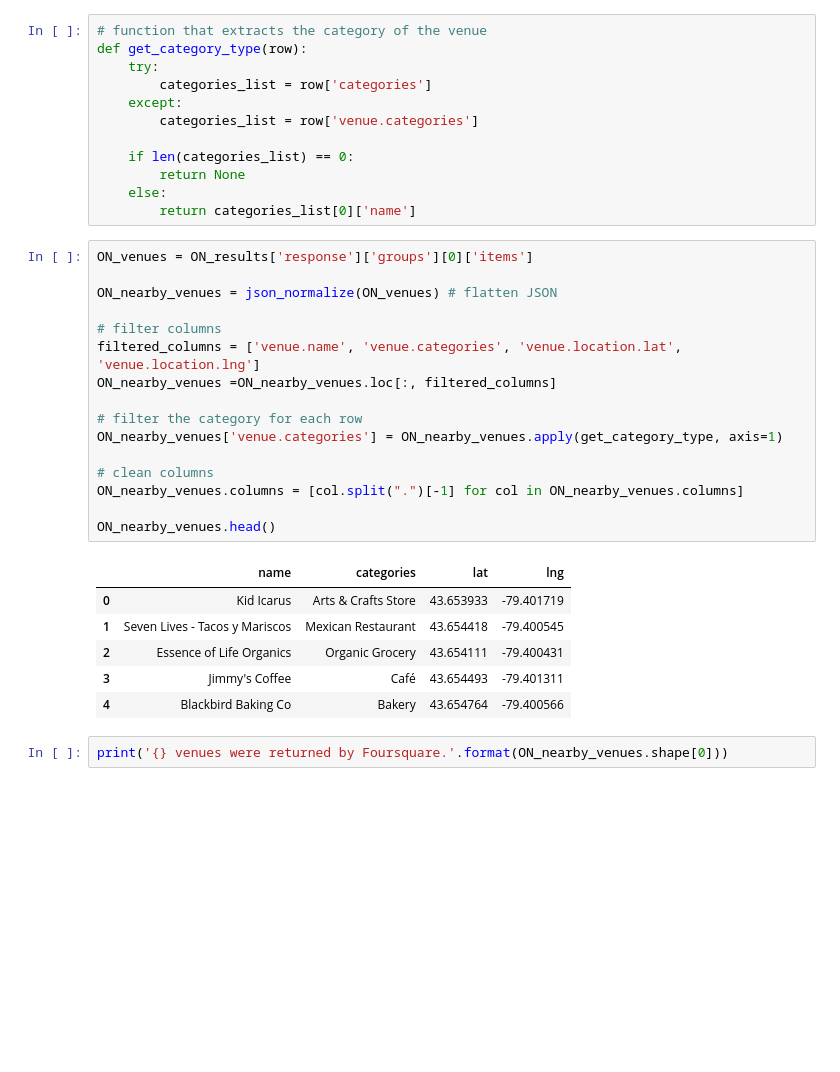
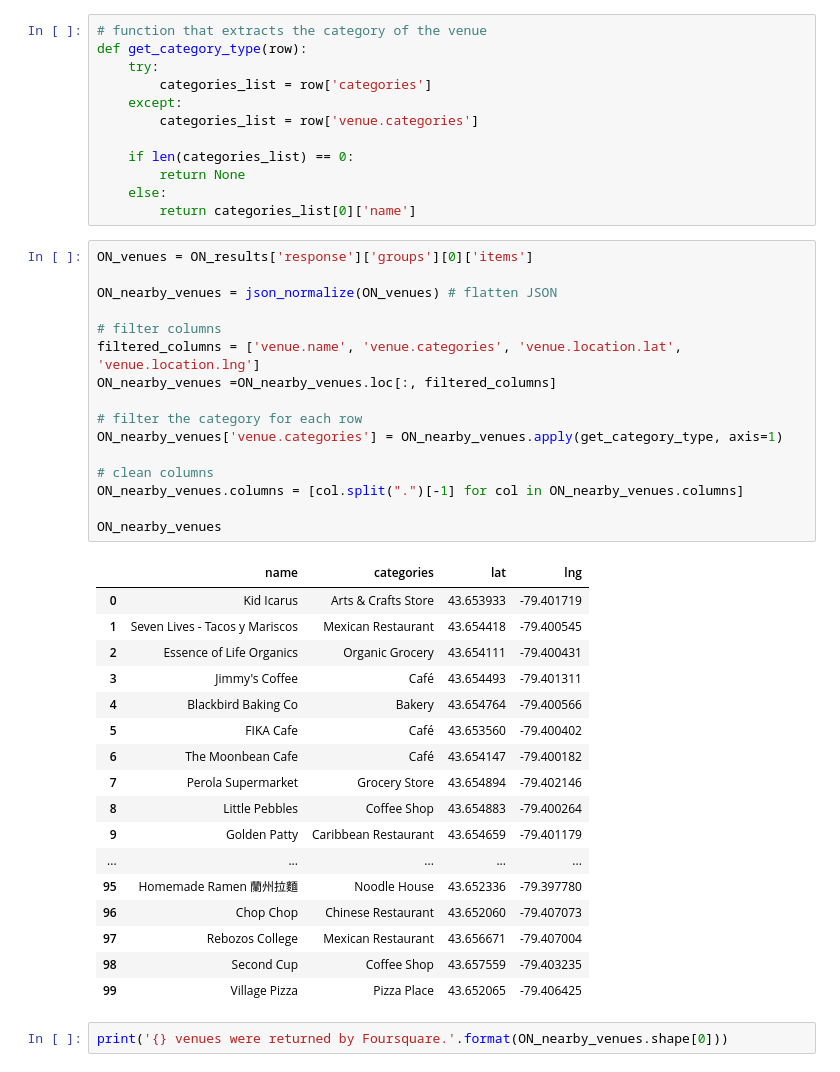
Before and after one commit to emichaelobi/Coursera_Capstone_Project, a Jupyter notebook: Coursera_Capstone_Notebook.ipynb, the cells around one changed output. Saved outputs shown, nothing was run; the diff lists cells and outputs as text; blank space fills up the shorter version.

```diff
--- a/Coursera_Capstone_Notebook.ipynb
+++ b/Coursera_Capstone_Notebook.ipynb
@@ -637,26 +648,37 @@ def get_category_type(row):
 # %%
 ON_venues = ON_results['response']['groups'][0]['items']
 
 ON_nearby_venues = json_normalize(ON_venues) # flatten JSON
 
 # filter columns
 filtered_columns = ['venue.name', 'venue.categories', 'venue.location.lat', 'venue.location.lng']
 ON_nearby_venues =ON_nearby_venues.loc[:, filtered_columns]
 
 # filter the category for each row
 ON_nearby_venues['venue.categories'] = ON_nearby_venues.apply(get_category_type, axis=1)
 
 # clean columns
 ON_nearby_venues.columns = [col.split(".")[-1] for col in ON_nearby_venues.columns]
 
-ON_nearby_venues.head()
+ON_nearby_venues
 # %% [output]
 |  | name | categories | lat | lng |
 | 0 | Kid Icarus | Arts & Crafts Store | 43.653933 | -79.401719 |
 | 1 | Seven Lives - Tacos y Mariscos | Mexican Restaurant | 43.654418 | -79.400545 |
 | 2 | Essence of Life Organics | Organic Grocery | 43.654111 | -79.400431 |
 | 3 | Jimmy's Coffee | Café | 43.654493 | -79.401311 |
 | 4 | Blackbird Baking Co | Bakery | 43.654764 | -79.400566 |
+| 5 | FIKA Cafe | Café | 43.653560 | -79.400402 |
+| 6 | The Moonbean Cafe | Café | 43.654147 | -79.400182 |
+| 7 | Perola Supermarket | Grocery Store | 43.654894 | -79.402146 |
+| 8 | Little Pebbles | Coffee Shop | 43.654883 | -79.400264 |
+| 9 | Golden Patty | Caribbean Restaurant | 43.654659 | -79.401179 |
+| ... | ... | ... | ... | ... |
+| 95 | Homemade Ramen 蘭州拉麵 | Noodle House | 43.652336 | -79.397780 |
+| 96 | Chop Chop | Chinese Restaurant | 43.652060 | -79.407073 |
+| 97 | Rebozos College | Mexican Restaurant | 43.656671 | -79.407004 |
+| 98 | Second Cup | Coffee Shop | 43.657559 | -79.403235 |
+| 99 | Village Pizza | Pizza Place | 43.652065 | -79.406425 |
 # %%
 print('{} venues were returned by Foursquare.'.format(ON_nearby_venues.shape[0]))
 # %% [output]
```
Also changed, not shown: parts of 5 cells of this notebook.
